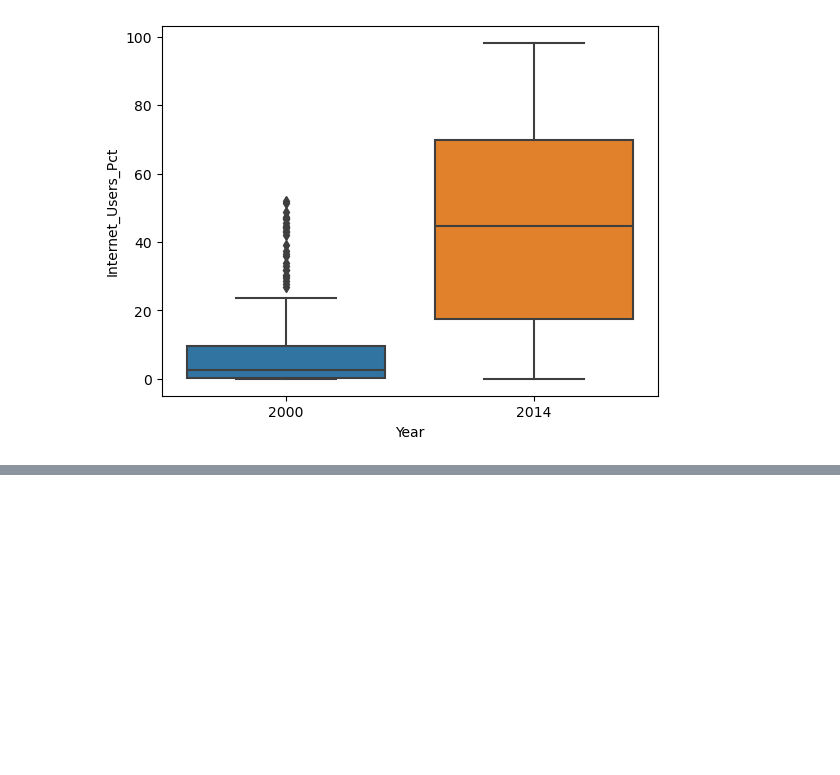
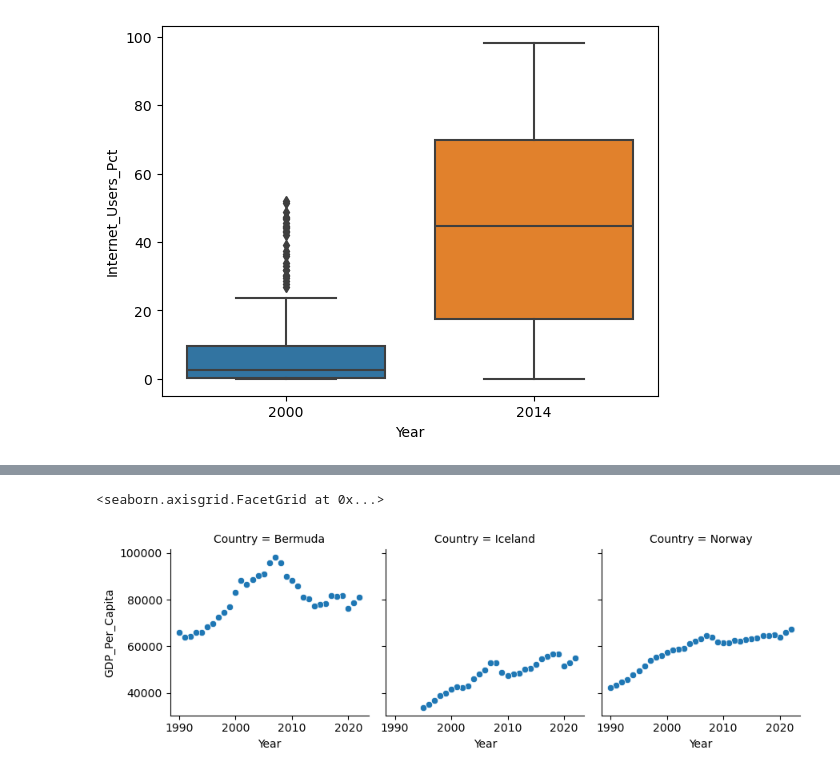
Before and after one commit to NSS-Data-Analytics-Cohort-11/undata-derekbeistad, a Jupyter notebook: notebook/undata_derek_beistad_da11.ipynb, the cells around one changed output, grey strips where cells are left out. Cells and saved outputs as stored; diff of their text form; code cells hidden in the pictures; blank space fills up the shorter version.

```diff
--- a/notebook/undata_derek_beistad_da11.ipynb
+++ b/notebook/undata_derek_beistad_da11.ipynb
@@ -353,0 +367,3 @@ sns.boxplot(data=df_2000_2014, x='Year', y='Internet_Users_Pct')
+# %%
+highest_internet_2014_countries = pd.array(internet_df_clean[internet_df_clean['Year'] == 2014].nlargest(3, 'Internet_Users_Pct')['Country'])
+highest_internet_2014_countries
@@ -353,0 +374,3 @@ sns.boxplot(data=df_2000_2014, x='Year', y='Internet_Users_Pct')
+# %%
+gdp_highest3_internet = gdp_df_clean[gdp_df_clean['Country'].isin(highest_internet_2014_countries)]
+gdp_highest3_internet
@@ -353,0 +391,6 @@ sns.boxplot(data=df_2000_2014, x='Year', y='Internet_Users_Pct')
+# %%
+g = sns.FacetGrid(gdp_highest3_internet, col='Country')
+g.map(sns.scatterplot, 'Year', 'GDP_Per_Capita')
+# %% [output]
+<seaborn.axisgrid.FacetGrid at 0x...>
+[figure, added]
```
Also changed, not shown: parts of 13 cells of this notebook.
